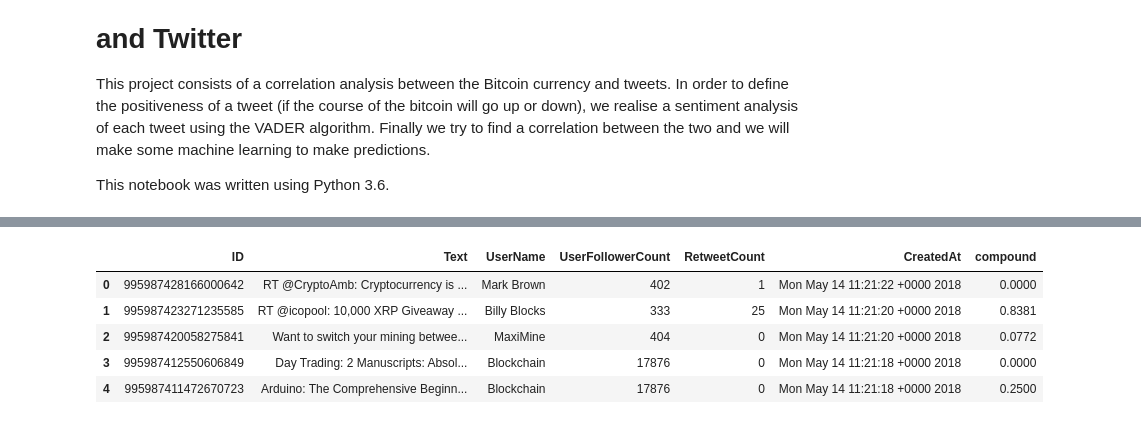
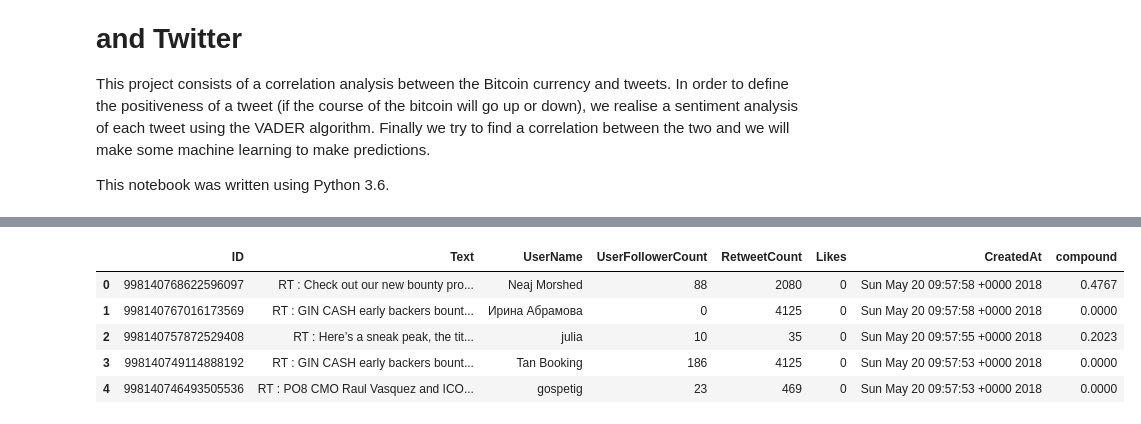
Before and after one commit to Drabble/TwitterSentimentAndCryptocurrencies, a Jupyter notebook: TwitterSentimentAndCryptocurrencies.ipynb, the cells around one changed output, grey strips where cells are left out. Drawn from its saved outputs; the diff is of its cells as text; code cells hidden in the pictures.

```diff
--- a/TwitterSentimentAndCryptocurrencies.ipynb
+++ b/TwitterSentimentAndCryptocurrencies.ipynb
@@ -29,0 +30,3 @@ Don't forget to install VaderSentiment `pip install VaderSentiment`!
+# %%
+tweets = pd.read_csv('tweets_clean.csv')
+tweets.head(5)
@@ -30,27 +63,16 @@ Don't forget to install VaderSentiment `pip install VaderSentiment`!
 # %%
 from vaderSentiment.vaderSentiment import SentimentIntensityAnalyzer
 analyzer = SentimentIntensityAnalyzer()
-#neg = []
-#neu = []
-#pos = []
 compound = []
-for i,s in enumerate(d['Text']):
+for i,s in enumerate(tqdm(tweets['Text'])):
     vs = analyzer.polarity_scores(s)
-    #print("{:-<65} {}".format(s, str(vs)))
-    #neg.append(vs["neg"])
-    #neu.append(vs["neu"])
-    #pos.append(vs["pos"])
     compound.append(vs["compound"])
-#d["neg"] = pd.Series(neg)
-#d["neu"] = pd.Series(neu)
-#d["pos"] = pd.Series(pos)
-d["compound"] = pd.Series(compound)
-
-d.head(5)
+tweets["compound"] = pd.Series(compound)
+tweets.head(5)
 # %% [output]
-|  | ID | Text | UserName | UserFollowerCount | RetweetCount | CreatedAt | compound |
-| 0 | 995987428166000642 | RT @CryptoAmb: Cryptocurrency is ... | Mark Brown | 402 | 1 | Mon May 14 11:21:22 +0000 2018 | 0.0000 |
-| 1 | 995987423271235585 | RT @icopool: 10,000 XRP Giveaway ... | Billy Blocks | 333 | 25 | Mon May 14 11:21:20 +0000 2018 | 0.8381 |
-| 2 | 995987420058275841 | Want to switch your mining betwee... | MaxiMine | 404 | 0 | Mon May 14 11:21:20 +0000 2018 | 0.0772 |
-| 3 | 995987412550606849 | Day Trading: 2 Manuscripts: Absol... | Blockchain | 17876 | 0 | Mon May 14 11:21:18 +0000 2018 | 0.0000 |
-| 4 | 995987411472670723 | Arduino: The Comprehensive Beginn... | Blockchain | 17876 | 0 | Mon May 14 11:21:18 +0000 2018 | 0.2500 |
+|  | ID | Text | UserName | UserFollowerCount | RetweetCount | Likes | CreatedAt | compound |
+| 0 | 998140768622596097 | RT : Check out our new bounty pro... | Neaj Morshed | 88 | 2080 | 0 | Sun May 20 09:57:58 +0000 2018 | 0.4767 |
+| 1 | 998140767016173569 | RT : GIN CASH early backers bount... | Ирина Абрамова | 0 | 4125 | 0 | Sun May 20 09:57:58 +0000 2018 | 0.0000 |
+| 2 | 998140757872529408 | RT : Here’s a sneak peak, the tit... | julia | 10 | 35 | 0 | Sun May 20 09:57:55 +0000 2018 | 0.2023 |
+| 3 | 998140749114888192 | RT : GIN CASH early backers bount... | Tan Booking | 186 | 4125 | 0 | Sun May 20 09:57:53 +0000 2018 | 0.0000 |
+| 4 | 998140746493505536 | RT : PO8 CMO Raul Vasquez and ICO... | gospetig | 23 | 469 | 0 | Sun May 20 09:57:53 +0000 2018 | 0.0000 |
```
Also changed, not shown: parts of 29 cells of this notebook, 4 other files.
